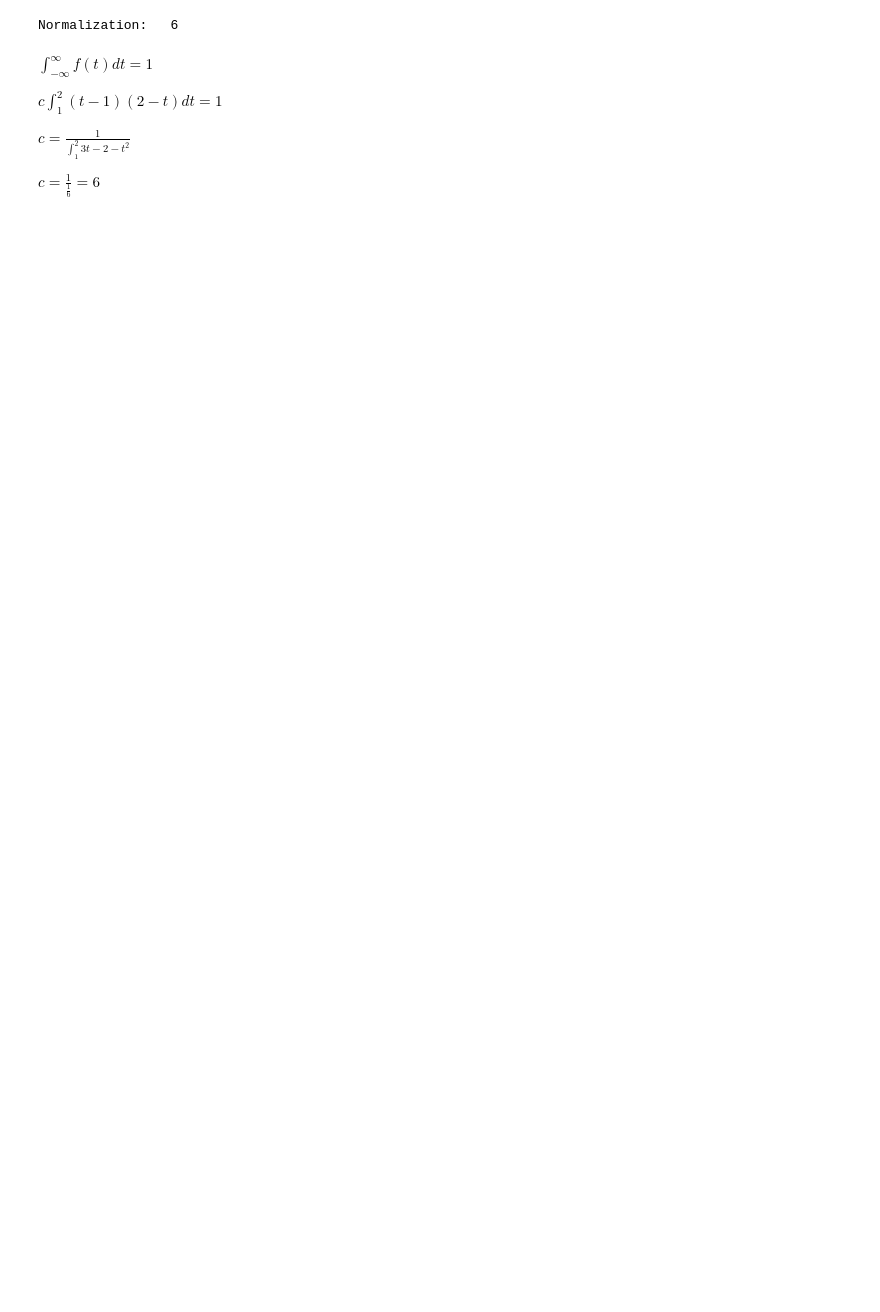
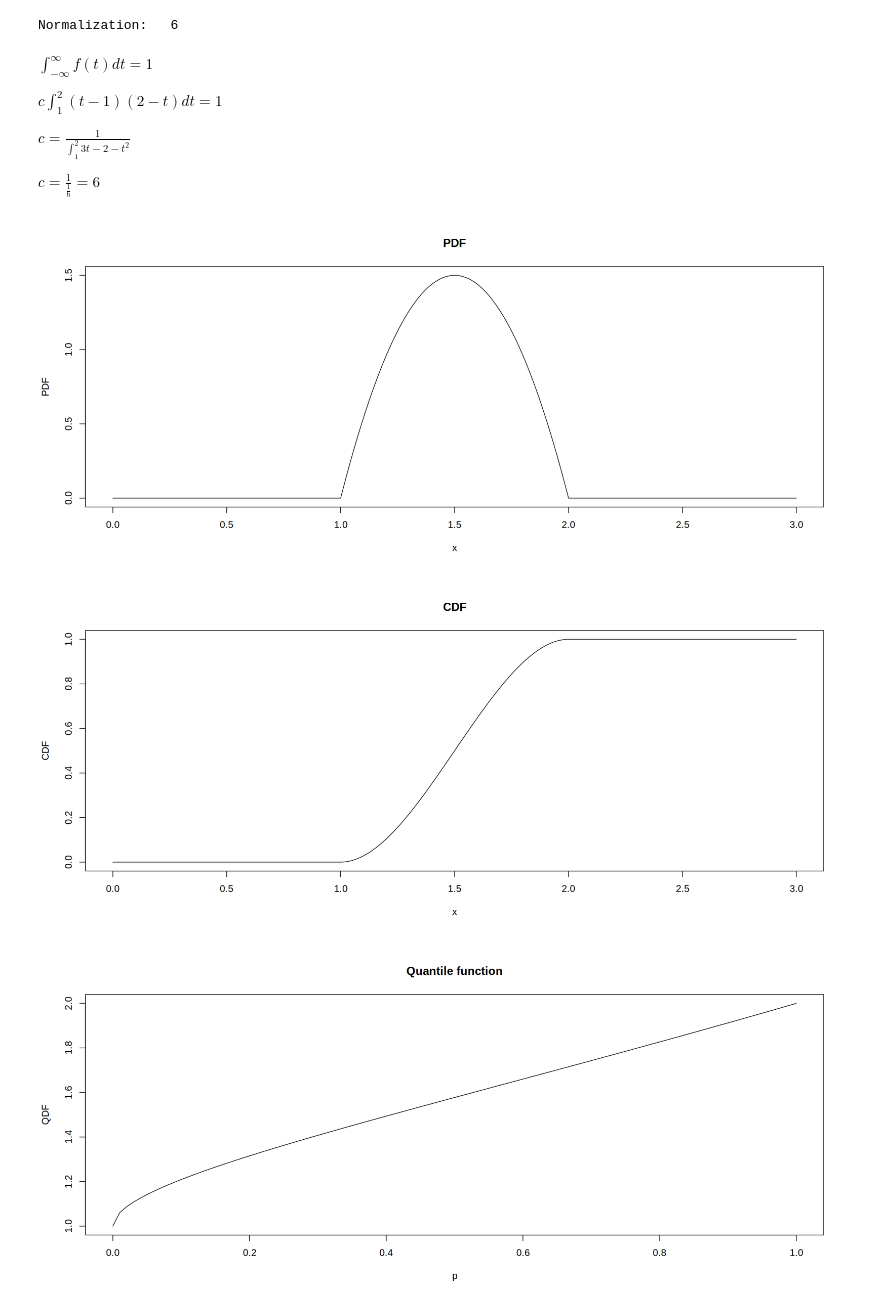
Before and after one commit to aidinattar/AS4PA, a Jupyter notebook: Exercise_2/Attar_Aidin__Exercise2.ipynb, the cells around one changed output. Saved outputs shown, nothing was run; the diff lists cells and outputs as text; code cells hidden in the pictures; blank space fills up the shorter version.

```diff
--- a/Exercise_2/Attar_Aidin__Exercise2.ipynb
+++ b/Exercise_2/Attar_Aidin__Exercise2.ipynb
@@ -124,7 +143,7 @@ axis(1,at=cdf,labels = 0:15)
 f <- function(t,c=1){
     # no ternary operator? :(
     # return ( t < 2 && t > 1 ? c*(t-1)*(2-t) : 0 )
-    return (if (t < 2 && t > 1) c*(t-1)*(2-t) else 0)
+    return(ifelse(t < 2 && t > 1, c*(t-1)*(2-t), 0))
 }
 # %%
 c <- 1 / integrate(Vectorize(f), -Inf, +Inf)$value
@@ -139,3 +158,39 @@ $c\int_{1}^2 (t-1)(2-t)dt=1$
 $c = \frac{1}{\int_{1}^2 3t-2-t^2}$
 
 $c = \frac{1}{ \frac{1}{6}} = 6 $
+# %%
+library('polynom')
+
+dcustom <- function(t){
+    return(ifelse(t < 2 && t > 1, c*(t-1)*(2-t), 0))
+}
+
+pcustom <- function(t){
+    return(ifelse(t < 2 && t > 1, c*(3/2*t^2-t^3/3-2*t+5/6), ifelse(t >= 2, 1, 0)))
+}
+
+# unfortunately the solution is very hard to find, and using a solver i find some complex
+# solutions, i use the function solve and the polynomial method to find the zeros of the
+# polynomia
+qcustom <- function(p){
+    f = polynomial(c(1/3,-3/2,2,p/c-5/6))
+    return(Re(solve(f)[3]))
+}
+
+rcustom <- function(n){
+    us <- runif(n)
+    return(sapply(us, qcustom))
+}
+# %%
+x <- seq(0,3,.01)
+plot(x, sapply(x, dcustom), type='l', main='PDF', ylab = "PDF")
+plot(x, sapply(x, pcustom), type='l', main='CDF', ylab = "CDF")
+p <- seq(0,1,.01)
+plot(p, sapply(p, qcustom), type='l', main='Quantile function', ylab = "QDF")
+N = 50
+rdm = barplot(rcustom(50), main='Random generated data', ylab = "RDF")
+axis(1,at=rdm,labels = 1:50)
+# %% [output]
+[figure, added]
+[figure, added]
+[figure, added]
```
Also changed, not shown: parts of 24 cells of this notebook.
